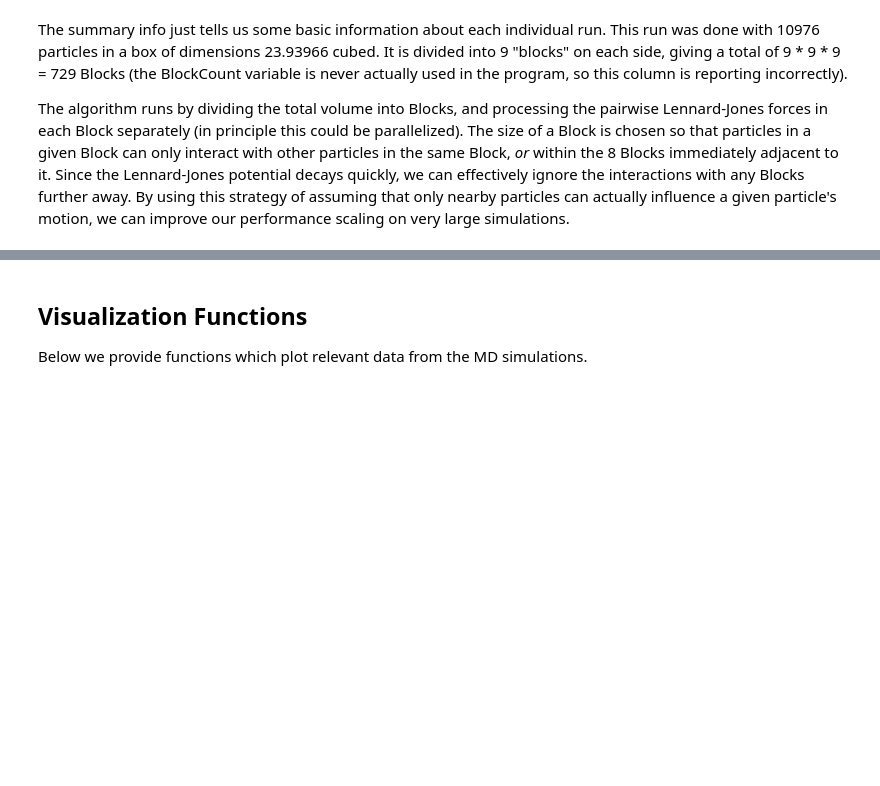
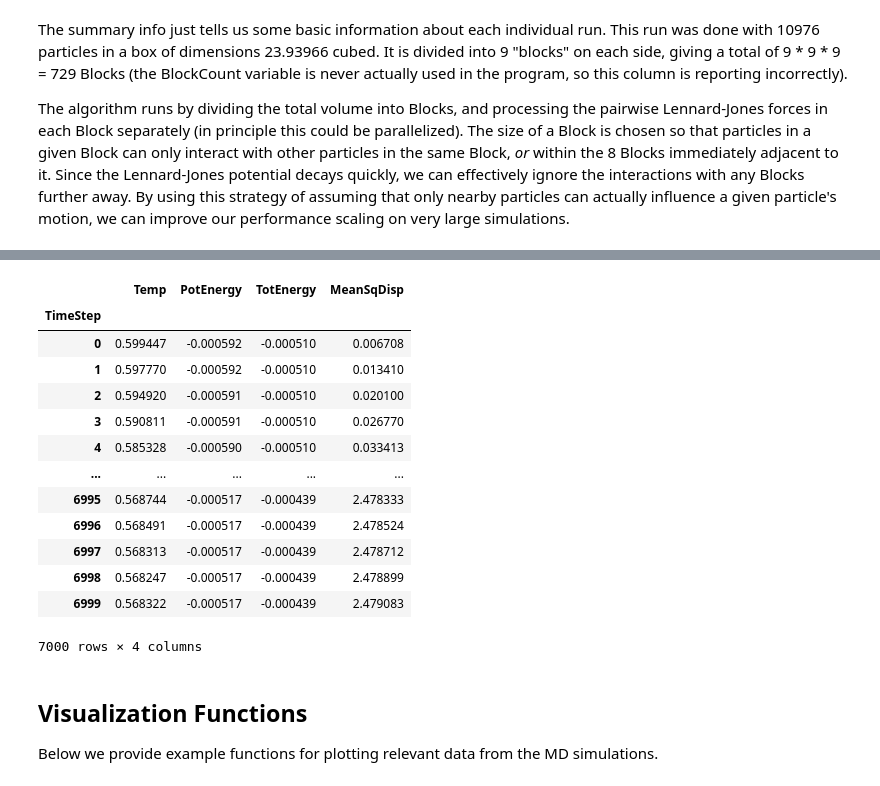
Before and after one commit to kyledmiller/lennard-jones-particles-c, a Jupyter notebook: Molecular-Dynamics_adapted-for-MSE358.ipynb, the cells around one changed output, grey strips where cells are left out. Saved outputs shown, nothing was run; the diff lists cells and outputs as text; code cells hidden in the pictures; blank space fills up the shorter version.

```diff
--- a/Molecular-Dynamics_adapted-for-MSE358.ipynb
+++ b/Molecular-Dynamics_adapted-for-MSE358.ipynb
@@ -82,4 +104,21 @@ The algorithm runs by dividing the total volume into Blocks, and processing the
+# %%
+time_series_data['rho_0.800']['T_0.600']
+# %% [output]
+|  | Temp | PotEnergy | TotEnergy | MeanSqDisp |
+| TimeStep |  |  |  |  |
+| 0 | 0.599447 | -0.000592 | -0.000510 | 0.006708 |
+| 1 | 0.597770 | -0.000592 | -0.000510 | 0.013410 |
+| 2 | 0.594920 | -0.000591 | -0.000510 | 0.020100 |
+| 3 | 0.590811 | -0.000591 | -0.000510 | 0.026770 |
+| 4 | 0.585328 | -0.000590 | -0.000510 | 0.033413 |
+| ... | ... | ... | ... | ... |
+| 6995 | 0.568744 | -0.000517 | -0.000439 | 2.478333 |
+| 6996 | 0.568491 | -0.000517 | -0.000439 | 2.478524 |
+| 6997 | 0.568313 | -0.000517 | -0.000439 | 2.478712 |
+| 6998 | 0.568247 | -0.000517 | -0.000439 | 2.478899 |
+| 6999 | 0.568322 | -0.000517 | -0.000439 | 2.479083 |
+7000 rows × 4 columns
 # %% [markdown]
 ## Visualization Functions
-Below we provide functions which plot relevant data from the MD simulations.
+Below we provide example functions for plotting relevant data from the MD simulations.
 # %%
```
Also changed, not shown: parts of 8 cells of this notebook, 2 other files.
